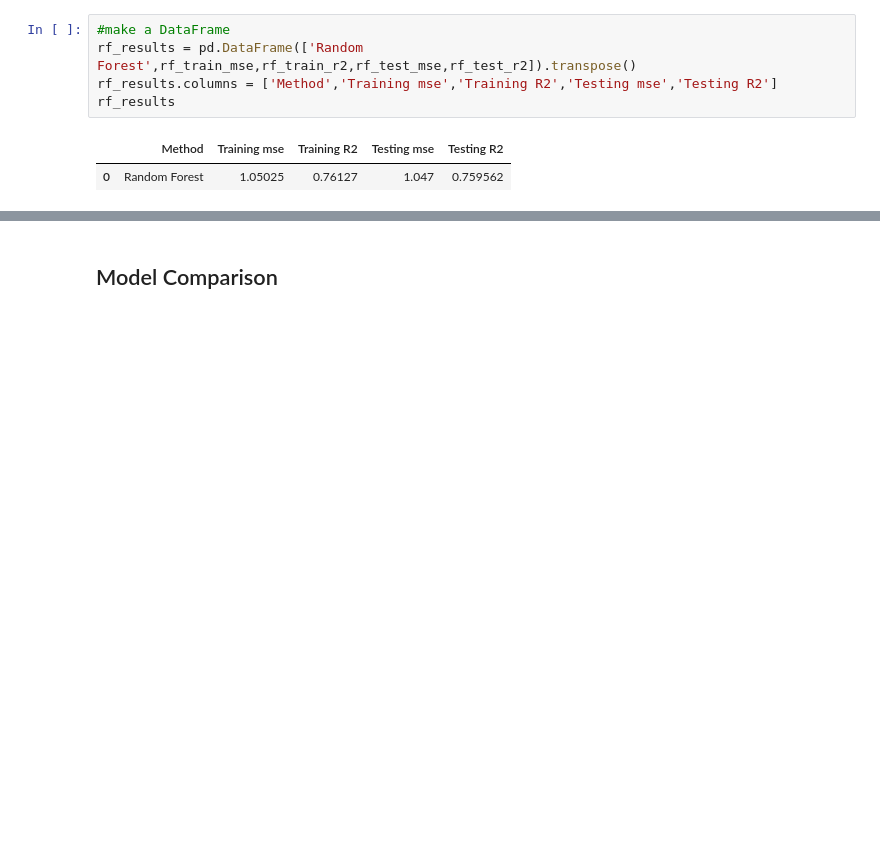
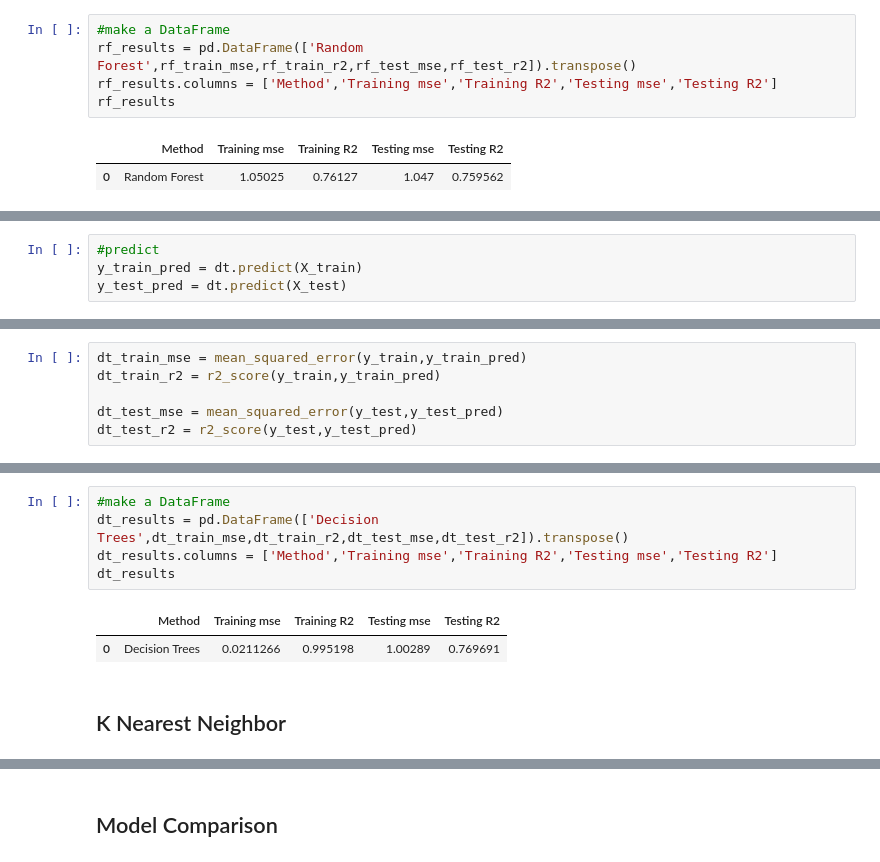
Before and after one commit to shamwamachristine/Random-Forest, a Jupyter notebook: ml.ipynb, the cells around one changed output, grey strips where cells are left out. Saved outputs shown, nothing was run; the diff lists cells and outputs as text; blank space fills up the shorter version.

```diff
--- a/ml.ipynb
+++ b/ml.ipynb
@@ -198,0 +212,4 @@ rf_results
+# %%
+#predict
+y_train_pred = dt.predict(X_train)
+y_test_pred = dt.predict(X_test)
@@ -198,0 +218,6 @@ rf_results
+# %%
+dt_train_mse = mean_squared_error(y_train,y_train_pred)
+dt_train_r2 = r2_score(y_train,y_train_pred)
+
+dt_test_mse = mean_squared_error(y_test,y_test_pred)
+dt_test_r2 = r2_score(y_test,y_test_pred)
@@ -198,0 +234,10 @@ rf_results
+# %%
+#make a DataFrame
+dt_results = pd.DataFrame(['Decision Trees',dt_train_mse,dt_train_r2,dt_test_mse,dt_test_r2]).transpose()
+dt_results.columns = ['Method','Training mse','Training R2','Testing mse','Testing R2']
+dt_results
+# %% [output]
+|  | Method | Training mse | Training R2 | Testing mse | Testing R2 |
+| 0 | Decision Trees | 0.0211266 | 0.995198 | 1.00289 | 0.769691 |
+# %% [markdown]
+## K Nearest Neighbor
```
Also changed, not shown: parts of 16 cells of this notebook.
